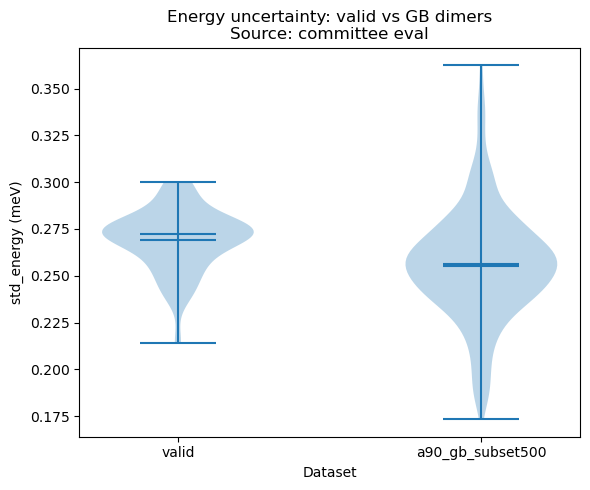
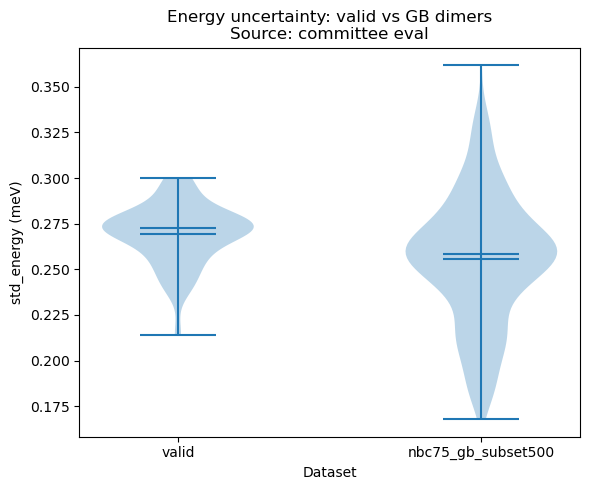
Unified diff of the notebook cell whose output changed from the first chart to the second:
--- before
+++ after
@@ -11,4 +11,5 @@
 ax1.set_title("Energy uncertainty: valid vs GB dimers\nSource: committee eval")
 fig1.tight_layout()
+plt.savefig(f"{OUTPUT_DIR}/violin_std_energy.png", dpi=300)
 plt.show()
 
@@ -23,4 +24,5 @@
 ax2.set_title("Force uncertainty: valid vs GB dimers\nSource: committee eval")
 fig2.tight_layout()
+plt.savefig(f"{OUTPUT_DIR}/violin_mean_std_force.png", dpi=300)
 plt.show()
 
@@ -34,3 +36,4 @@
 ax3.legend(loc="upper center", bbox_to_anchor=(0.5, 1.15), ncol=2)
 fig3.tight_layout()
+plt.savefig(f"{OUTPUT_DIR}/scatter_mean_energy_vs_std_energy.png", dpi=300)
 plt.show()

Commit: committee run on 500frames from four GB systems